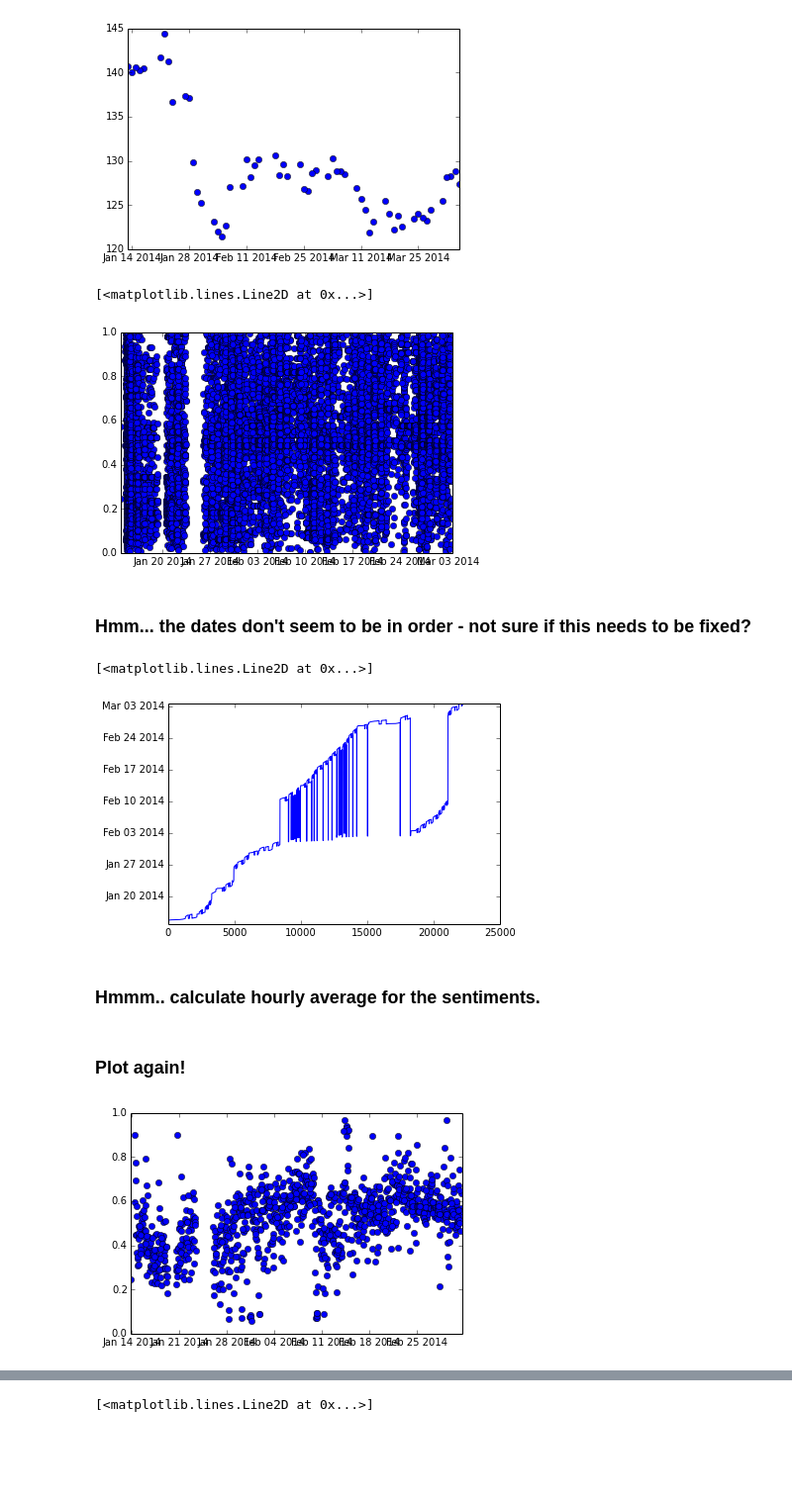
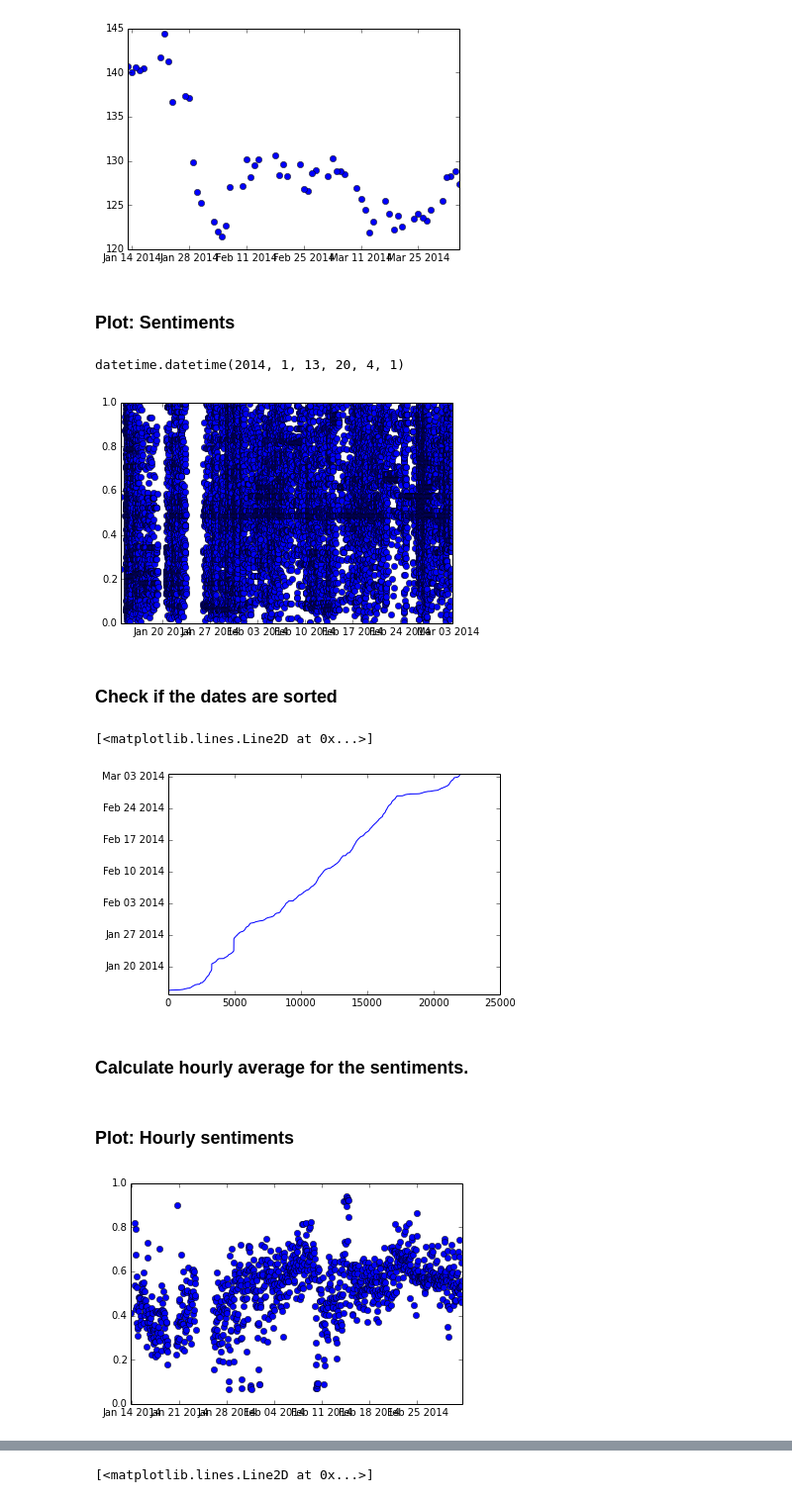
Before and after one commit to suparpat/when-predictions-come-true, a Jupyter notebook: Subjectivity-Polarity/Visualise/Sentiment Analysis Visualization!.ipynb, the cells around one changed output, grey strips where cells are left out. Shown at 99% size. Drawn from its saved outputs; the diff is of its cells as text; code cells hidden in the pictures; blank space fills up the shorter version.

Commit message:
Updated the visualization code
Now displaying hourly, daily, and all sentiments

```diff
--- a/Subjectivity-Polarity/Visualise/Sentiment Analysis Visualization!.ipynb
+++ b/Subjectivity-Polarity/Visualise/Sentiment Analysis Visualization!.ipynb
@@ -14,7 +14,7 @@ stock_closingprices = stock_df['Close']
 # %% [markdown]
 ### Read sentiment data
 # %%
-sentiment_df = read_csv("polarity.csv")
+sentiment_df = read_csv("sorted_polarity.csv")
 sentiment_timestamp = sentiment_df['ts']
 sentiments_polarity = sentiment_df['polarity']
 # %% [markdown]
@@ -37,6 +37,8 @@ plt.plot_date(dates, stocks.Close)
 # %% [output]
 [<matplotlib.lines.Line2D at 0x...>]
 [figure]
+# %% [markdown]
+### Plot: Sentiments
 # %%
 DateListSentiment = []
 for x in sentiments.ts:
@@ -45,18 +47,19 @@ for x in sentiments.ts:
 
 timestamps = matplotlib.dates.date2num(DateListSentiment)
 plt.plot_date(timestamps, sentiments.polarity)
+DateListSentiment[0]
 # %% [output]
-[<matplotlib.lines.Line2D at 0x...>]
+datetime.datetime(2014, 1, 13, 20, 4, 1)
-[figure, old version]
+[figure, new version]
-# %% [markdown]
-### Hmm... the dates don't seem to be in order - not sure if this needs to be fixed?
+# %% [markdown]
+### Check if the dates are sorted
 # %%
 plt.plot(DateListSentiment)
 # %% [output]
 [<matplotlib.lines.Line2D at 0x...>]
-[figure, old version]
+[figure, new version]
 # %% [markdown]
-### Hmmm.. calculate hourly average for the sentiments.
+### Calculate hourly average for the sentiments.
 # %%
 hour = []
 hourly_sentiments = []
@@ -65,12 +68,15 @@ count = len(DateListSentiment)
 temp = []
 
 for t in range(1,count):
+    #If in the same hour, add polarity to temp
     if DateListSentiment[t-1].hour==DateListSentiment[t].hour and DateListSentiment[t-1].day==DateListSentiment[t].day and DateListSentiment[t-1].month==DateListSentiment[t].month and DateListSentiment[t-1].year==DateListSentiment[t].year:
         temp.append(sentiments.polarity[t-1])
 
+    #If temp is not empty, add average polarity to hourly_sentiments
     elif len(temp)!=0:
+        temp.append(sentiments.polarity[t-1])
         count_temp = len(temp)
-        hour.append('{} {} {} {}'.format(DateListSentiment[t-1].hour,DateListSentiment[t-1].day,DateListSentiment[t-1].month,DateListSentiment[t-1].year))
+        hour.append('{} {} {} {}'.format(DateListSentiment[t-1].day,DateListSentiment[t-1].month,DateListSentiment[t-1].year,DateListSentiment[t-1].hour))
         hourly_sentiments.append(sum(temp)/count_temp)
         temp = []
 
@@ -79,16 +85,15 @@ combined = zip(hour,hourly_sentiments)
 dfx = DataFrame(data = combined, columns = ['hour','hourly_sentiments'])
 dfx.to_csv('combined.csv',index=False)
 # %% [markdown]
-### Plot again!
+### Plot: Hourly sentiments
 # %%
 DateListSentiment2 = []
 for h in dfx.hour:
-
     #Format:
-    DateListSentiment2.append(datetime.strptime(h, "%H %d %m %Y"))
+    DateListSentiment2.append(datetime.strptime(h, "%d %m %Y %H"))
 
 datex = matplotlib.dates.date2num(DateListSentiment2)
 plt.plot_date(datex, dfx.hourly_sentiments)
 plt.show()
 # %% [output]
-[figure, old version]
+[figure, new version]
```
Also changed, not shown: parts of 13 cells of this notebook, 1 other file.
